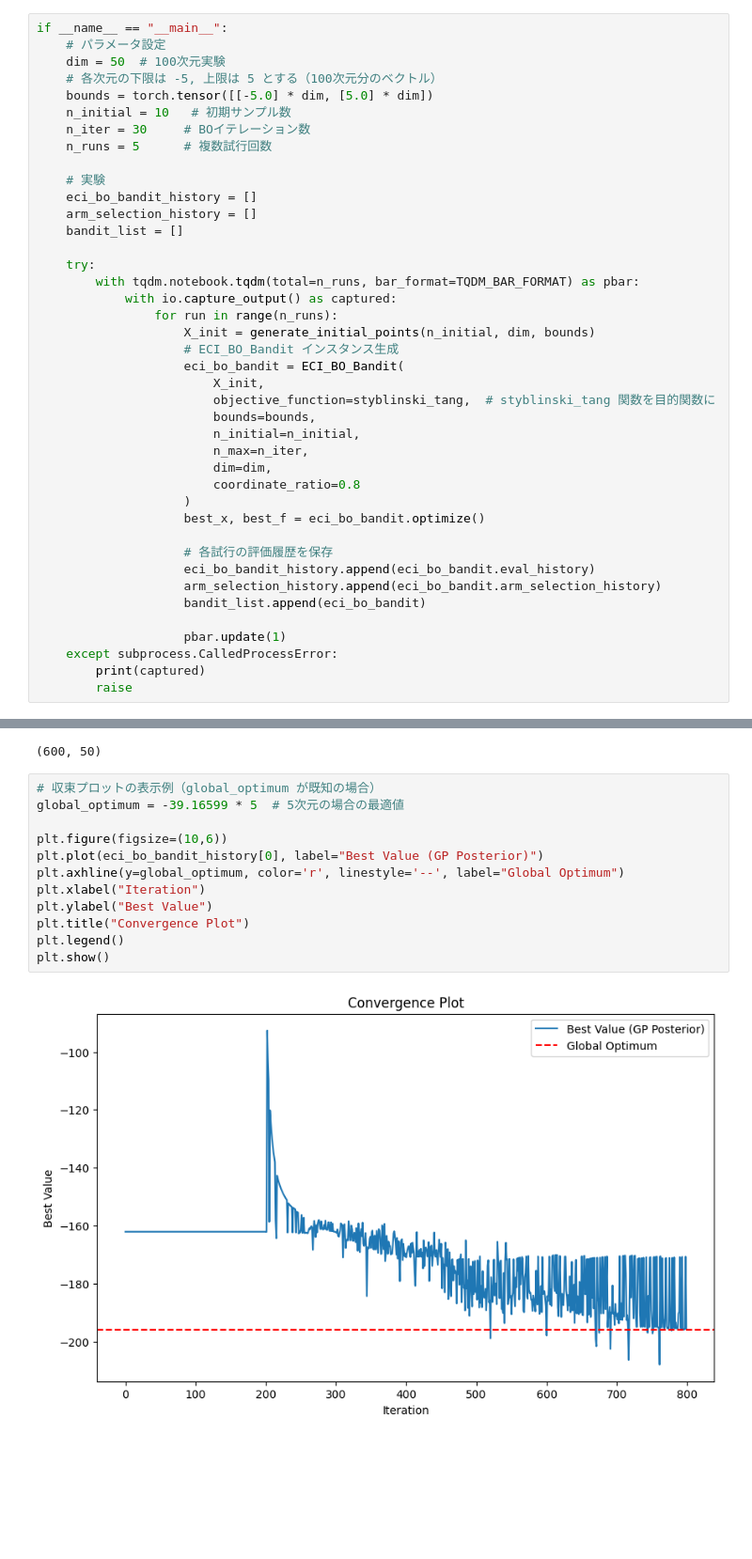
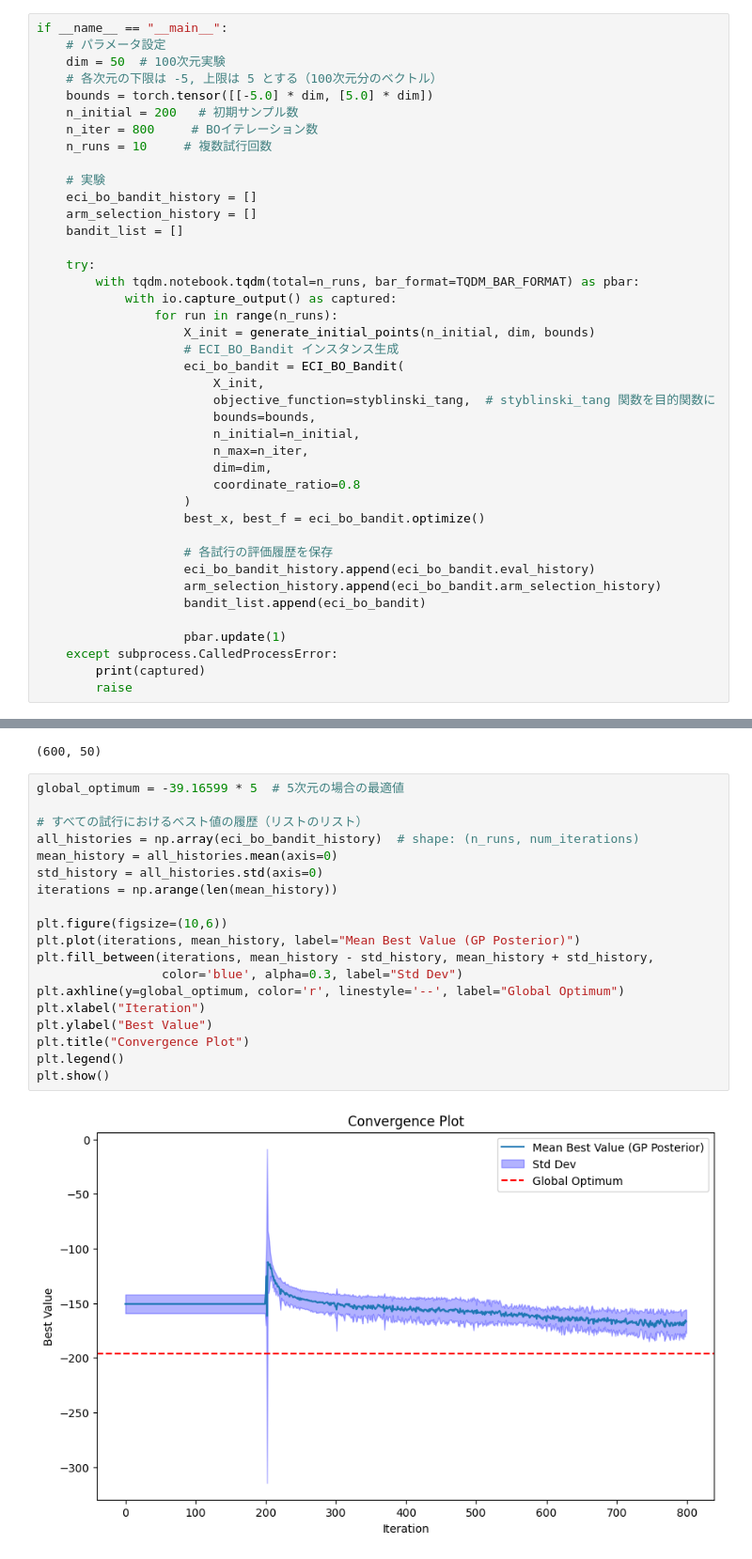
Before and after one commit to nomuyu00/baysian_optimization, a Jupyter notebook: highdim/100dim/Directional-ECI-BO Bandit.ipynb, the cells around one changed output, grey strips where cells are left out. Shown at 94% size. Cells and saved outputs as stored; diff of their text form; blank space fills up the shorter version.

```diff
--- a/highdim/100dim/Directional-ECI-BO Bandit.ipynb
+++ b/highdim/100dim/Directional-ECI-BO Bandit.ipynb
@@ -337,9 +337,9 @@ if __name__ == "__main__":
     dim = 50  # 100次元実験
     # 各次元の下限は -5, 上限は 5 とする（100次元分のベクトル）
     bounds = torch.tensor([[-5.0] * dim, [5.0] * dim])
-    n_initial = 10   # 初期サンプル数
-    n_iter = 30     # BOイテレーション数
-    n_runs = 5      # 複数試行回数
+    n_initial = 200   # 初期サンプル数
+    n_iter = 800     # BOイテレーション数
+    n_runs = 10     # 複数試行回数
 
     # 実験
     eci_bo_bandit_history = []
@@ -435,16 +434,23 @@ theta_df.shape
 # %% [output]
 (600, 50)
 # %%
-# 収束プロットの表示例（global_optimum が既知の場合）
 global_optimum = -39.16599 * 5  # 5次元の場合の最適値
 
+# すべての試行におけるベスト値の履歴（リストのリスト）
+all_histories = np.array(eci_bo_bandit_history)  # shape: (n_runs, num_iterations)
+mean_history = all_histories.mean(axis=0)
+std_history = all_histories.std(axis=0)
+iterations = np.arange(len(mean_history))
+
 plt.figure(figsize=(10,6))
-plt.plot(eci_bo_bandit_history[0], label="Best Value (GP Posterior)")
+plt.plot(iterations, mean_history, label="Mean Best Value (GP Posterior)")
+plt.fill_between(iterations, mean_history - std_history, mean_history + std_history,
+                 color='blue', alpha=0.3, label="Std Dev")
 plt.axhline(y=global_optimum, color='r', linestyle='--', label="Global Optimum")
 plt.xlabel("Iteration")
 plt.ylabel("Best Value")
 plt.title("Convergence Plot")
 plt.legend()
 plt.show()
 # %% [output]
-[figure, old version]
+[figure, new version]
```
Also changed, not shown: parts of 6 cells of this notebook, 1 other file.
